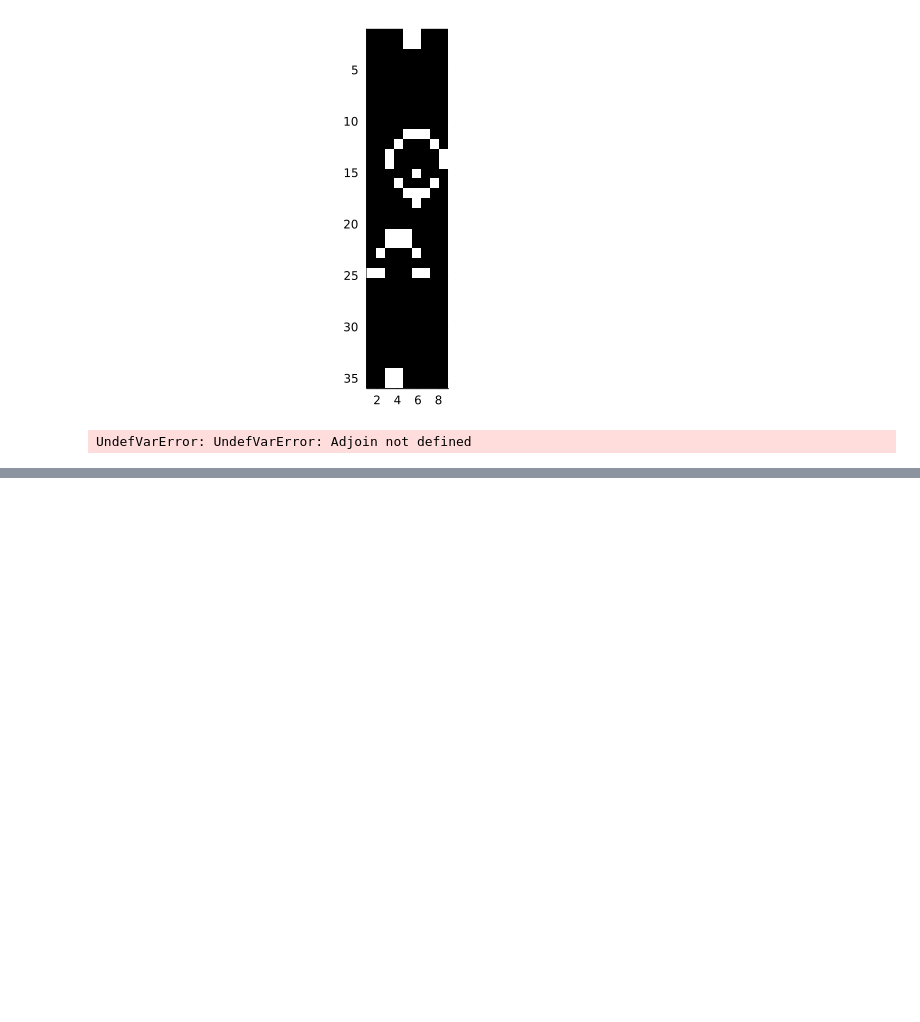
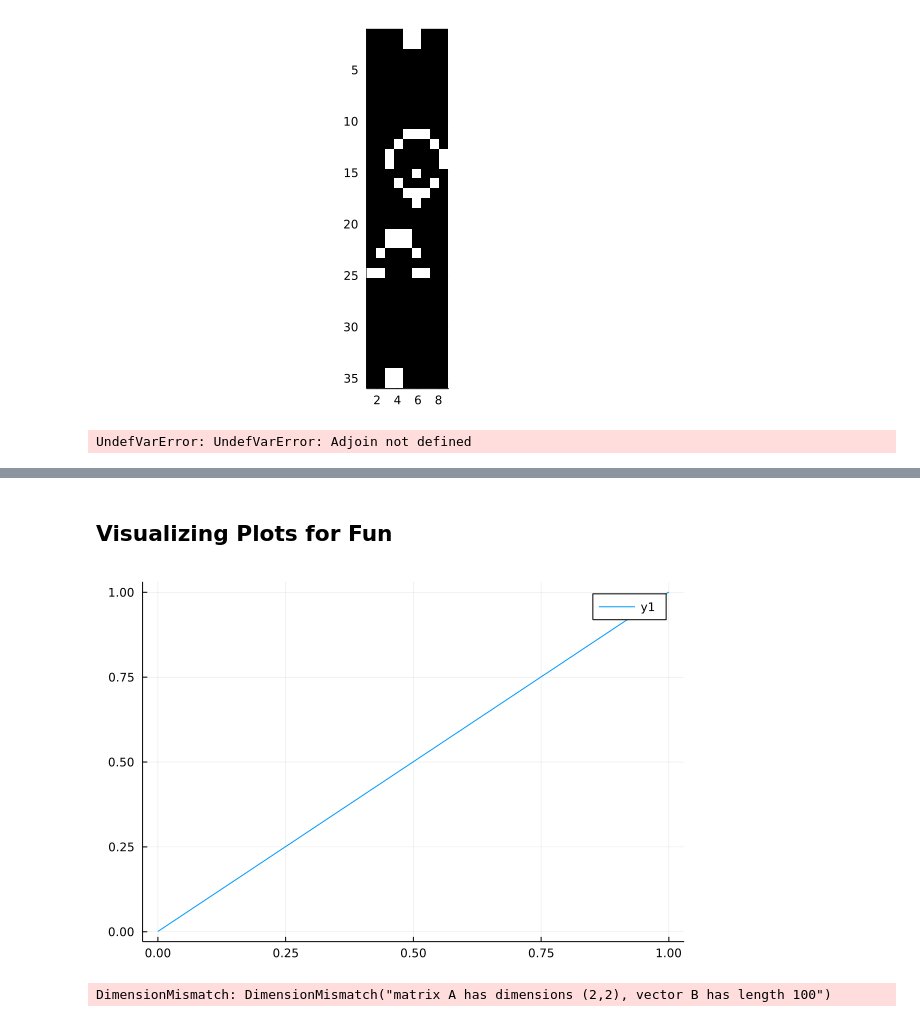
Before and after one commit to isomorphicdude/MATH50003NumericalAnalysis, a Jupyter notebook: my_sheets/playing.ipynb, the cells around one changed output, grey strips where cells are left out. Cells and saved outputs as stored; diff of their text form; code cells hidden in the pictures; blank space fills up the shorter version.

```diff
--- a/my_sheets/playing.ipynb
+++ b/my_sheets/playing.ipynb
@@ -102,0 +119,37 @@ UndefVarError: UndefVarError: Adjoin not defined
+# %% [markdown]
+## Visualizing Plots for Fun
+# %%
+# Julia built-in
+using DifferentialEquations
+# 2*2 only
+function eq(dX, X, A)
+    dX[1] = A[1,1]*X[1] + A[1,2]*X[2]
+    dX[2] = A[2,1]*X[1] + A[2,2]*X[2]
+end
+u₀ = [1, 0]
+tspan = (-10.0, 10.0)
+A = [1 -2;1 -1]
+prob = ODEProblem(eq, u₀, tspan, A)
+sol = solve(prob)
+
+plot((sol[1],sol[2]))
+# %% [output]
+[figure, added]
+# %%
+#helper function to compute nxn samples taken from week5s
+function samples0(n, N= 10, f=x->1.0*x)
+    x = y = range(-N, N; length=n)
+    return (x,y')
+end
+
+function samples(pairs,A)
+    # produce flows
+    result = [A*u0 for u0 in pairs]
+end
+
+A = [1 -2; 1 -1]
+pairs = samples0(100)
+ϕ0 = samples(pairs, A)
+# plot((ϕ0[1],ϕ0[2]))
+# %% [output]
+DimensionMismatch: DimensionMismatch("matrix A has dimensions (2,2), vector B has length 100")
```
Also changed, not shown: parts of 4 cells of this notebook, 2 other files.
